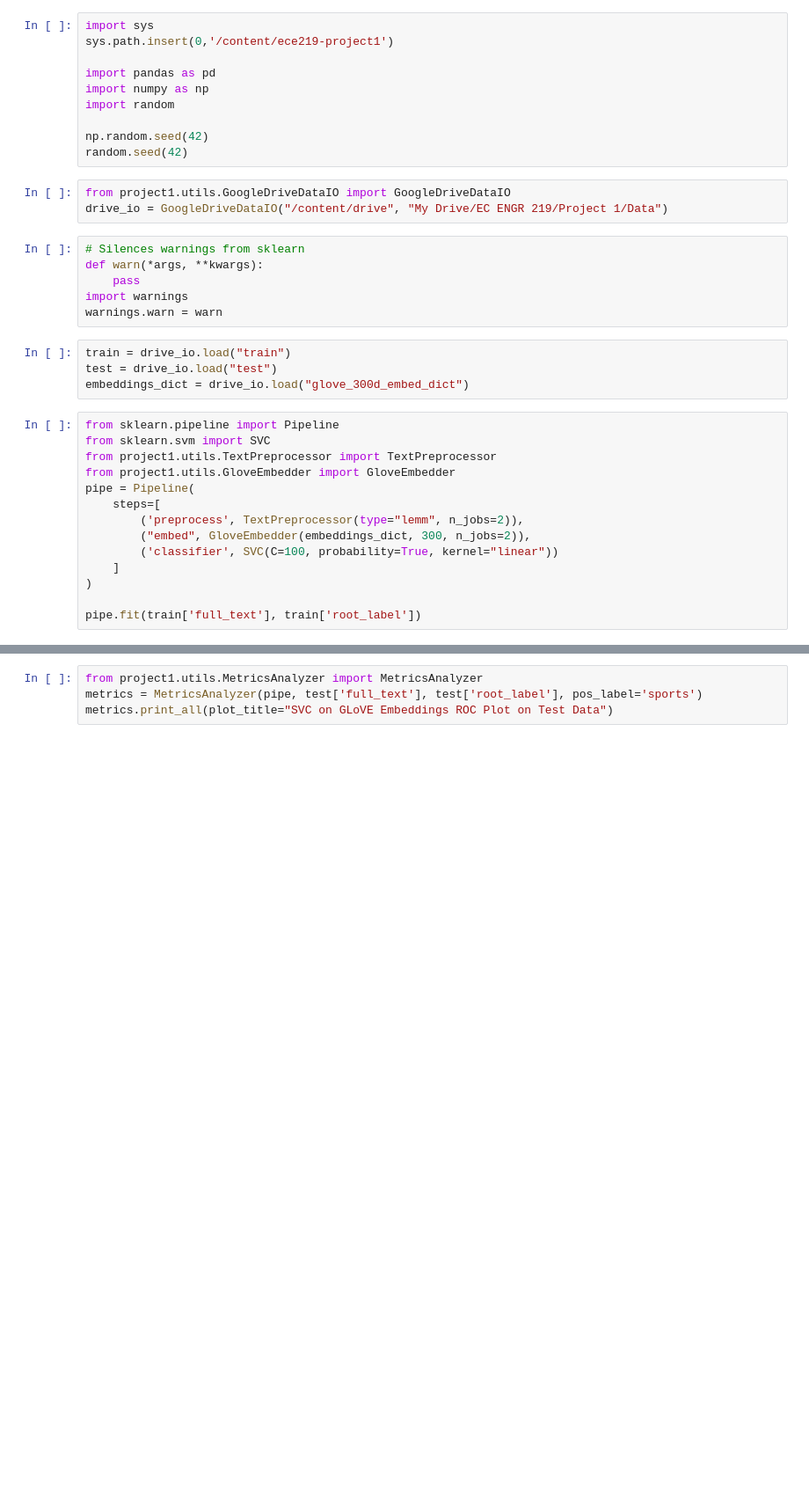
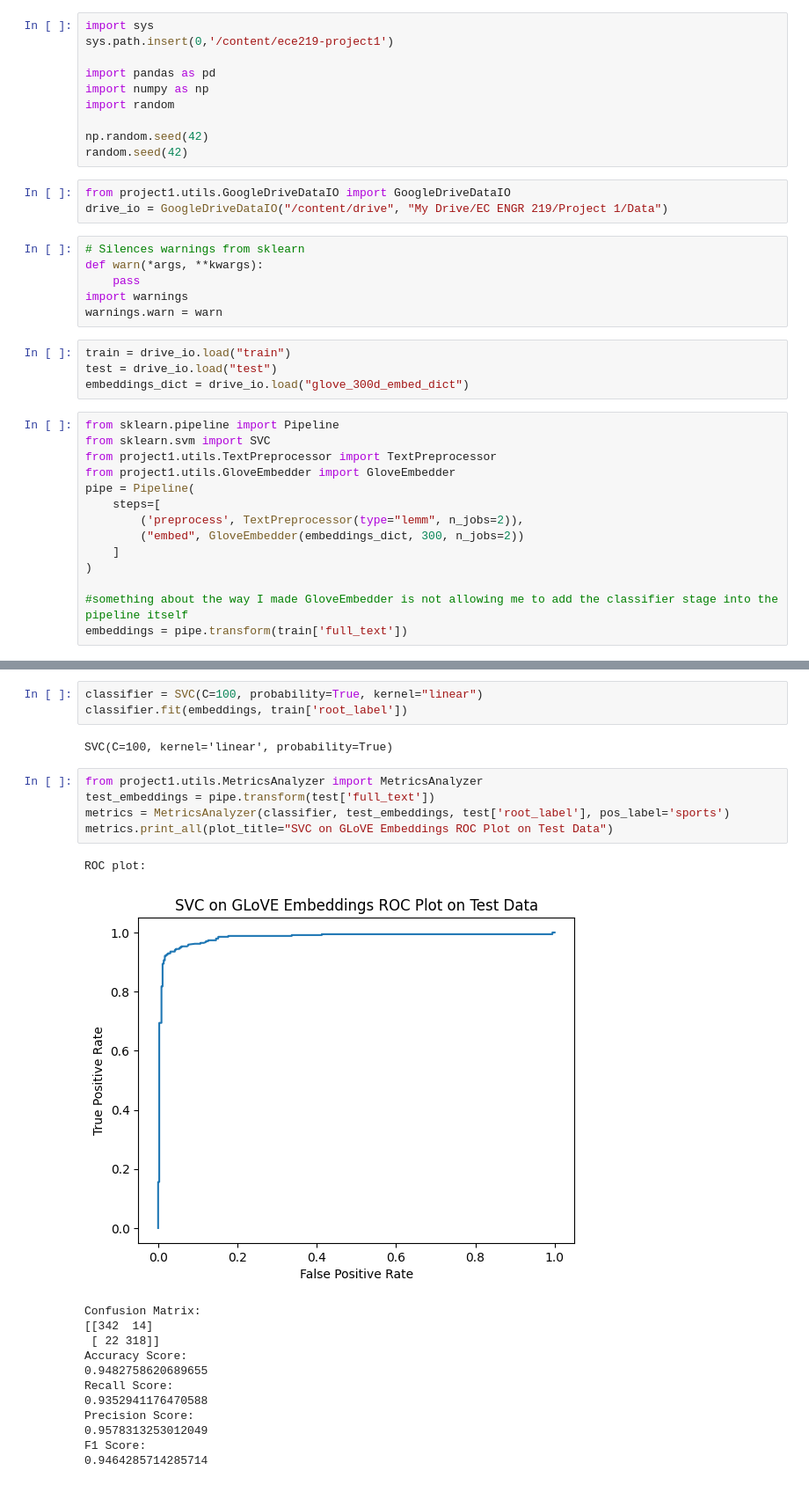
Before and after one commit to papaymaguire/ece219-project1, a Jupyter notebook: project1/notebooks/question11.ipynb, the cells around one changed output, grey strips where cells are left out. Shown: that part at 88% size. Cells and saved outputs as stored; diff of their text form; blank space fills up the shorter version.

```diff
--- a/project1/notebooks/question11.ipynb
+++ b/project1/notebooks/question11.ipynb
@@ -51,9 +51,9 @@ from project1.utils.GloveEmbedder import GloveEmbedder
 pipe = Pipeline(
     steps=[
         ('preprocess', TextPreprocessor(type="lemm", n_jobs=2)),
-        ("embed", GloveEmbedder(embeddings_dict, 300, n_jobs=2)),
-        ('classifier', SVC(C=100, probability=True, kernel="linear"))
+        ("embed", GloveEmbedder(embeddings_dict, 300, n_jobs=2))
     ]
 )
 
-pipe.fit(train['full_text'], train['root_label'])
+#something about the way I made GloveEmbedder is not allowing me to add the classifier stage into the pipeline itself
+embeddings = pipe.transform(train['full_text'])
@@ -62,4 +64,24 @@ ModuleNotFoundError: No module named 'GoogleDriveDataIO'
+# %%
+classifier = SVC(C=100, probability=True, kernel="linear")
+classifier.fit(embeddings, train['root_label'])
+# %% [output]
+SVC(C=100, kernel='linear', probability=True)
 # %%
 from project1.utils.MetricsAnalyzer import MetricsAnalyzer
-metrics = MetricsAnalyzer(pipe, test['full_text'], test['root_label'], pos_label='sports')
+test_embeddings = pipe.transform(test['full_text'])
+metrics = MetricsAnalyzer(classifier, test_embeddings, test['root_label'], pos_label='sports')
 metrics.print_all(plot_title="SVC on GLoVE Embeddings ROC Plot on Test Data")
+# %% [output]
+ROC plot:
+[figure, added]
+Confusion Matrix:
+[[342  14]
+ [ 22 318]]
+Accuracy Score:
+0.9482758620689655
+Recall Score:
+0.9352941176470588
+Precision Score:
+0.9578313253012049
+F1 Score:
+0.9464285714285714
```
Also changed, not shown: parts of 4 cells of this notebook.
